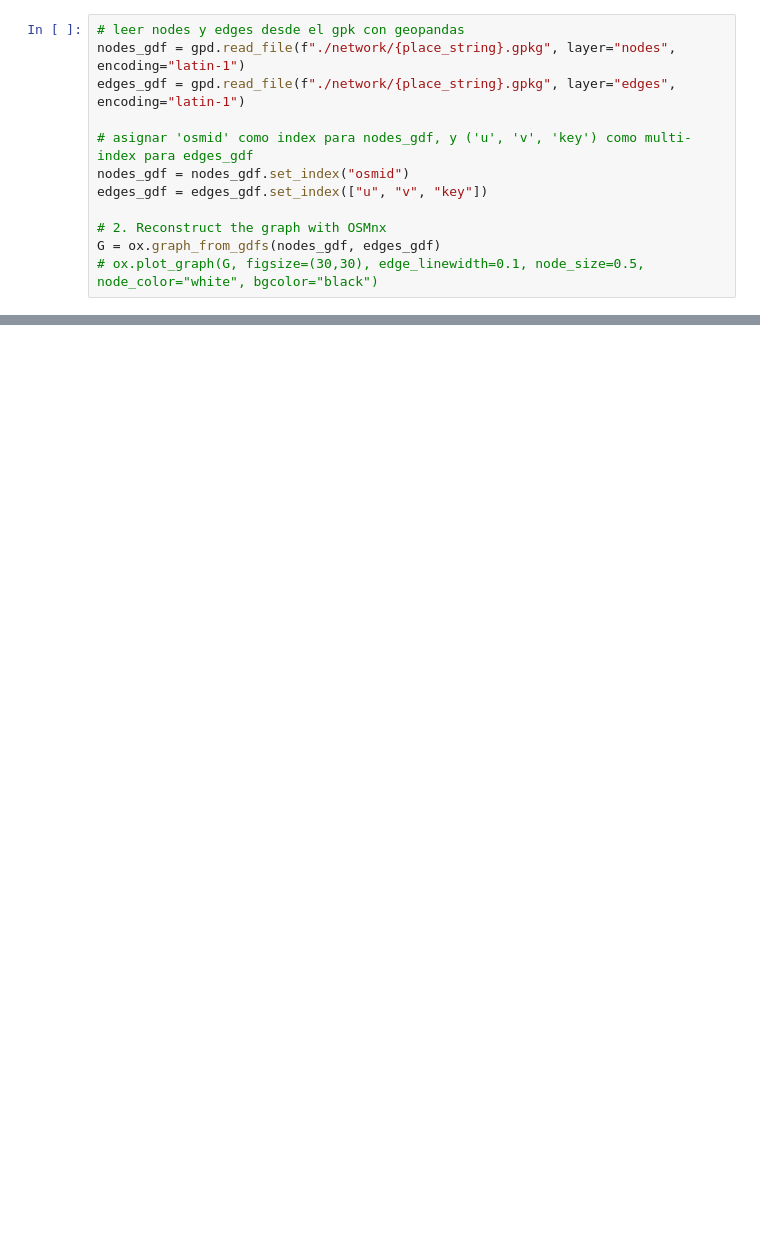
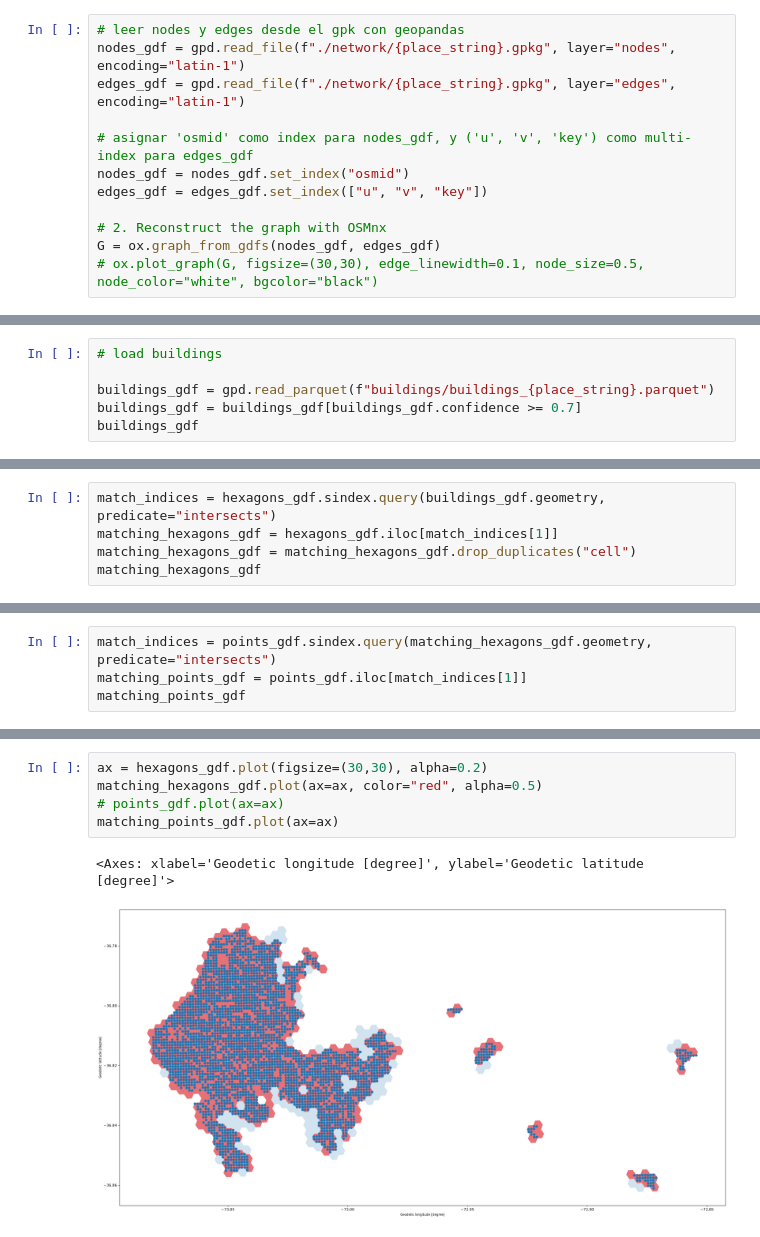
Before and after one commit to zetaso/accessity, a Jupyter notebook: accessibility_calculation.ipynb, the cells around one changed output, grey strips where cells are left out. Drawn from its saved outputs; the diff is of its cells as text; blank space fills up the shorter version.

Commit message:
buildings download for improvement of population grid

```diff
--- a/accessibility_calculation.ipynb
+++ b/accessibility_calculation.ipynb
@@ -108,0 +129,6 @@ pois_gdf
+# %%
+# load buildings
+
+buildings_gdf = gpd.read_parquet(f"buildings/buildings_{place_string}.parquet")
+buildings_gdf = buildings_gdf[buildings_gdf.confidence >= 0.7]
+buildings_gdf
@@ -108,0 +149,5 @@ pois_gdf
+# %%
+match_indices = hexagons_gdf.sindex.query(buildings_gdf.geometry, predicate="intersects")
+matching_hexagons_gdf = hexagons_gdf.iloc[match_indices[1]]
+matching_hexagons_gdf = matching_hexagons_gdf.drop_duplicates("cell")
+matching_hexagons_gdf
@@ -108,0 +168,4 @@ pois_gdf
+# %%
+match_indices = points_gdf.sindex.query(matching_hexagons_gdf.geometry, predicate="intersects")
+matching_points_gdf = points_gdf.iloc[match_indices[1]]
+matching_points_gdf
@@ -108,0 +222,8 @@ pois_gdf
+# %%
+ax = hexagons_gdf.plot(figsize=(30,30), alpha=0.2)
+matching_hexagons_gdf.plot(ax=ax, color="red", alpha=0.5)
+# points_gdf.plot(ax=ax)
+matching_points_gdf.plot(ax=ax)
+# %% [output]
+<Axes: xlabel='Geodetic longitude [degree]', ylabel='Geodetic latitude [degree]'>
+[figure, added]
```
Also changed, not shown: parts of 16 cells of this notebook, 5 other files.
